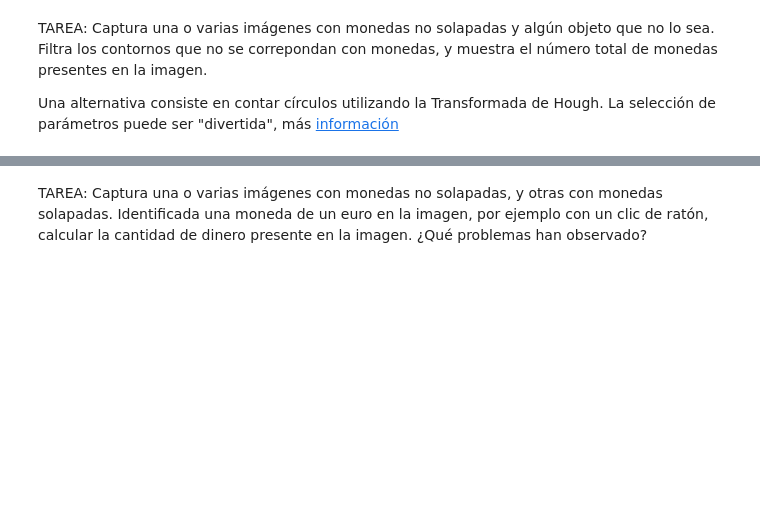
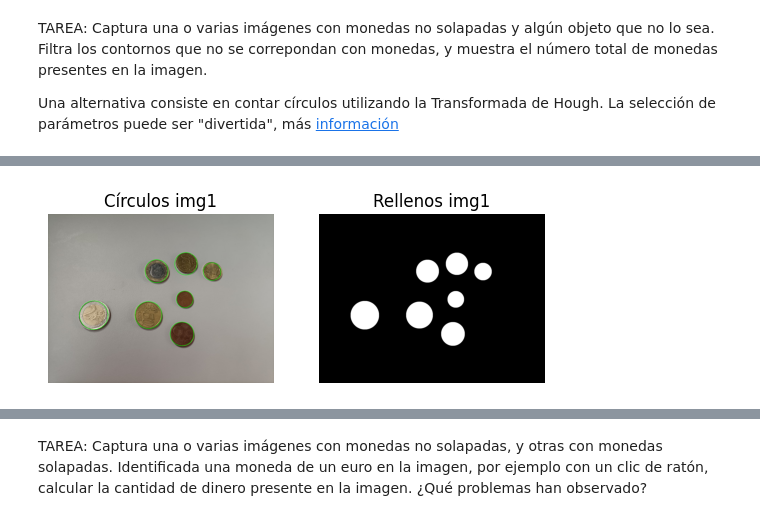
Before and after one commit to xskere/practicasVC, a Jupyter notebook: P3/VC_P3.ipynb, the cells around one changed output, grey strips where cells are left out. Cells and saved outputs as stored; diff of their text form; code cells hidden in the pictures; blank space fills up the shorter version.

```diff
--- a/P3/VC_P3.ipynb
+++ b/P3/VC_P3.ipynb
@@ -117,0 +13,87 @@ Clipping input data to the valid range for imshow with RGB data ([0..1] for floa
+# %%
+#Carga imagen ejemplo con monedas
+img = cv2.imread('Monedas 1.jpeg')
+img_rgb = cv2.cvtColor(img, cv2.COLOR_BGR2RGB)
+
+
+img2 = cv2.imread('Monedas 2.jpeg')
+img_rgb2 = cv2.cvtColor(img2, cv2.COLOR_BGR2RGB)
+# %%
+#Conversión a gris
+gris = cv2.cvtColor(img, cv2.COLOR_BGR2GRAY)
+gris2 = cv2.cvtColor(img2, cv2.COLOR_BGR2GRAY)
+
+#Suaviza altas frecuencias
+pimg = cv2.medianBlur(gris, 7)
+pimg2 = cv2.medianBlur(gris2, 7)
+
+#Localiza Círculos
+circ = cv2.HoughCircles(
+        pimg,  # imagen
+        cv2.HOUGH_GRADIENT,  # tipo de detección
+        1,
+        100,  # distancia mínima entre círculos
+        param1=70, # Valor del gradiente
+        param2=50, #Umbral acumulador
+        minRadius=50,  # radio mínimo
+        maxRadius=150,  # radio máximo
+    )
+
+#Localiza Círculos
+circ2 = cv2.HoughCircles(
+        pimg2,  # imagen
+        cv2.HOUGH_GRADIENT,  # tipo de detección
+        1,
+        100,  # distancia mínima entre círculos
+        param1=70, # Valor del gradiente
+        param2=50, #Umbral acumulador
+        minRadius=40,  # radio mínimo
+        maxRadius=150,  # radio máximo
+    )
+
+#Dibuja sobre entrada  e imagen vacía
+img_cont = np.zeros(img_rgb.shape)
+img_rgb = cv2.cvtColor(img, cv2.COLOR_BGR2RGB)
+for det in circ[0]:
+        x_coor, y_coor, det_radio = det
+        cv2.circle(img_rgb,(int(x_coor), int(y_coor)),
+            int(det_radio),(0, 255, 0), 2)
+        cv2.circle(img_cont,(int(x_coor), int(y_coor)),
+            int(det_radio),(255, 255, 255), -1)
+
+#Dibuja sobre entrada  e imagen vacía
+img_cont2 = np.zeros(img_rgb2.shape)
+img_rgb2 = cv2.cvtColor(img2, cv2.COLOR_BGR2RGB)
+for det2 in circ2[0]:
+        x_coor2, y_coor2, det_radio2 = det2
+        cv2.circle(img_rgb2,(int(x_coor2), int(y_coor2)),
+            int(det_radio2),(0, 255, 0), 2)
+        cv2.circle(img_cont2,(int(x_coor2), int(y_coor2)),
+            int(det_radio2),(255, 255, 255), -1)
+
+#Muestra resultado
+plt.subplot(121)
+plt.axis("off")
+plt.imshow(img_rgb)
+plt.title('Círculos img1')
+
+plt.subplot(122)
+plt.axis("off")
+plt.imshow(img_cont)
+plt.title('Rellenos img1')
+
+plt.show()
+
+#Muestra resultado
+plt.subplot(121)
+plt.axis("off")
+plt.imshow(img_rgb2)
+plt.title('Círculos img2')
+
+plt.subplot(122)
+plt.axis("off")
+plt.imshow(img_cont2)
+plt.title('Rellenos img2')
+
+plt.show()
+# %% [output]
@@ -117,0 +101 @@ Clipping input data to the valid range for imshow with RGB data ([0..1] for floa
+[figure, added]
```
Also changed, not shown: parts of 3 cells of this notebook.
